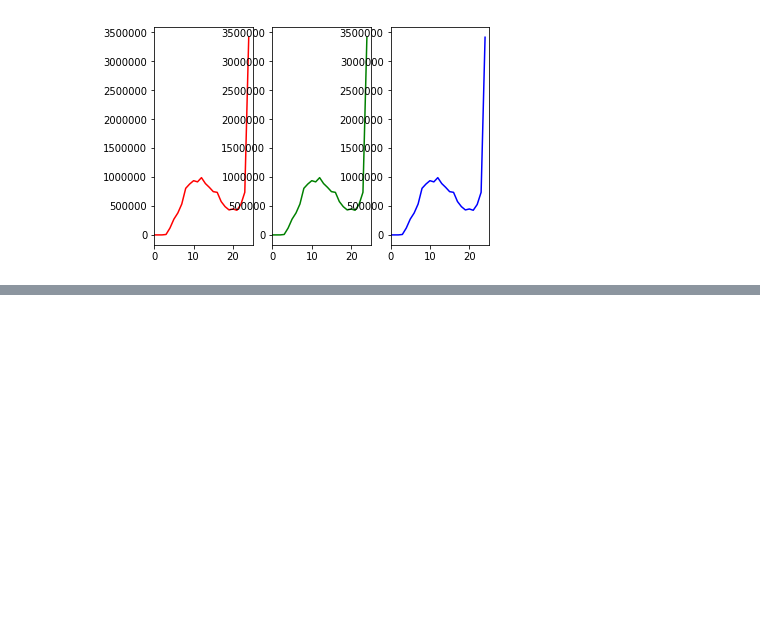
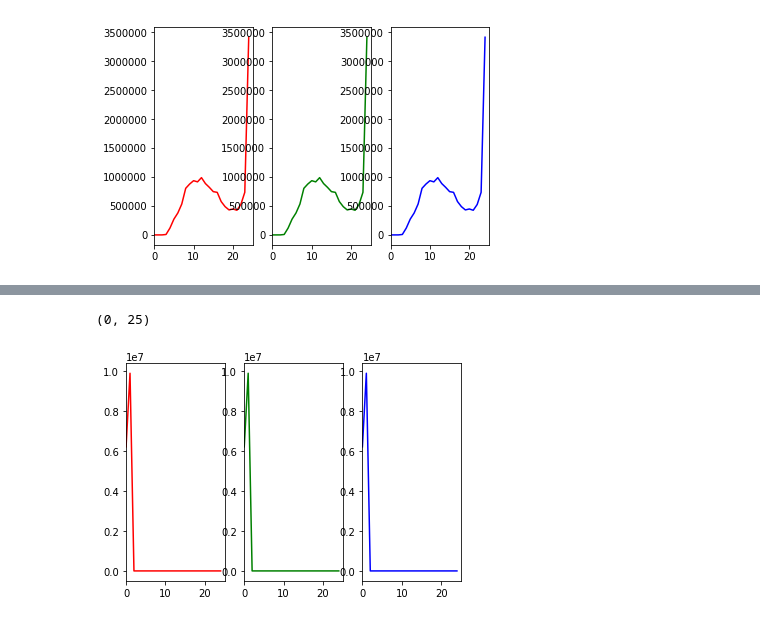
Before and after one commit to iamvibin/CE264HDR, a Jupyter notebook: Plot Histogram.ipynb, the cells around one changed output, grey strips where cells are left out. Drawn from its saved outputs; the diff is of its cells as text; code cells hidden in the pictures; blank space fills up the shorter version.

```diff
--- a/Plot Histogram.ipynb
+++ b/Plot Histogram.ipynb
@@ -60,0 +81,20 @@ plt.xlim([0,25])
+# %%
+a2 = 250/20
+img3 = img3/a2
+img3 = img3.astype(np.uint8)
+histr = cv2.calcHist([img3],[0],None,[25],[0,256])
+plt.figure()
+plt.subplot(1,3,1)
+plt.plot(histr,color = 'r')
+plt.xlim([0,25])
+
+plt.subplot(1,3,2)
+plt.plot(histr,color = 'g')
+plt.xlim([0,25])
+
+plt.subplot(1,3,3)
+plt.plot(histr,color = 'b')
+plt.xlim([0,25])
+# %% [output]
+(0, 25)
+[figure, added]
```
Also changed, not shown: parts of 1 cell of this notebook, 4 other files.
